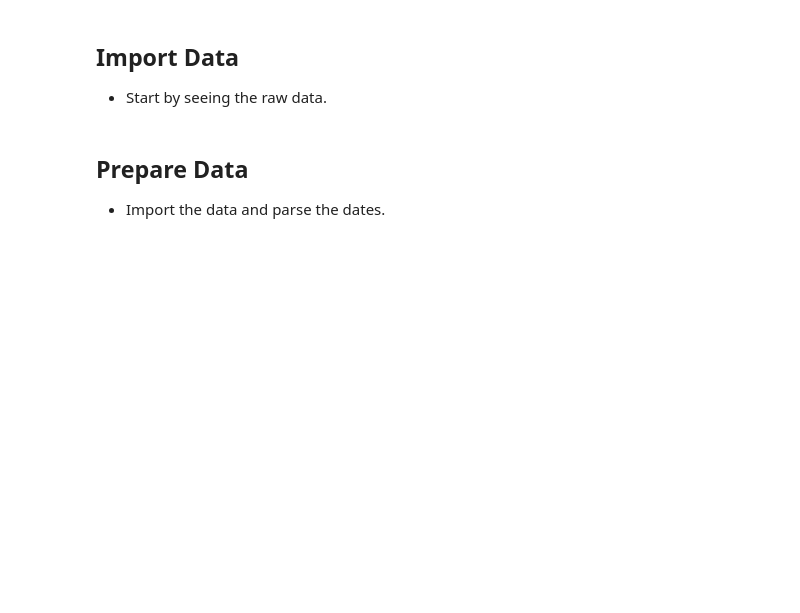
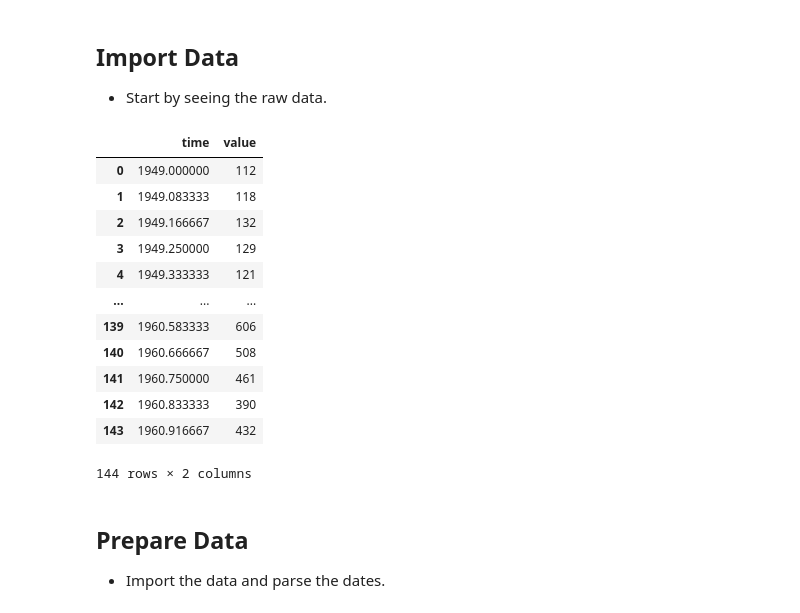
Before and after one commit to rwcitek/Data-Science-Foundations-Data-Mining-in-Python, a Jupyter notebook: Ex_Files_Data_Mining_Python_R/Exercise Files/AirPassengers.ipynb, the cells around one changed output. Cells and saved outputs as stored; diff of their text form; code cells hidden in the pictures; blank space fills up the shorter version.

```diff
--- a/Ex_Files_Data_Mining_Python_R/Exercise Files/AirPassengers.ipynb
+++ b/Ex_Files_Data_Mining_Python_R/Exercise Files/AirPassengers.ipynb
@@ -31,3 +32,23 @@ pd.read_csv('data/AirPassengers.csv')
+# %%
+# Load the dataset directly from R datasets
+data = sm.datasets.get_rdataset("AirPassengers")
+
+# The data is returned as an RDataset object; extract the pandas DataFrame
+data.data
+# %% [output]
+|  | time | value |
+| 0 | 1949.000000 | 112 |
+| 1 | 1949.083333 | 118 |
+| 2 | 1949.166667 | 132 |
+| 3 | 1949.250000 | 129 |
+| 4 | 1949.333333 | 121 |
+| ... | ... | ... |
+| 139 | 1960.583333 | 606 |
+| 140 | 1960.666667 | 508 |
+| 141 | 1960.750000 | 461 |
+| 142 | 1960.833333 | 390 |
+| 143 | 1960.916667 | 432 |
+144 rows × 2 columns
 # %% [markdown]
 ## Prepare Data
 
```
Also changed, not shown: parts of 6 cells of this notebook.
